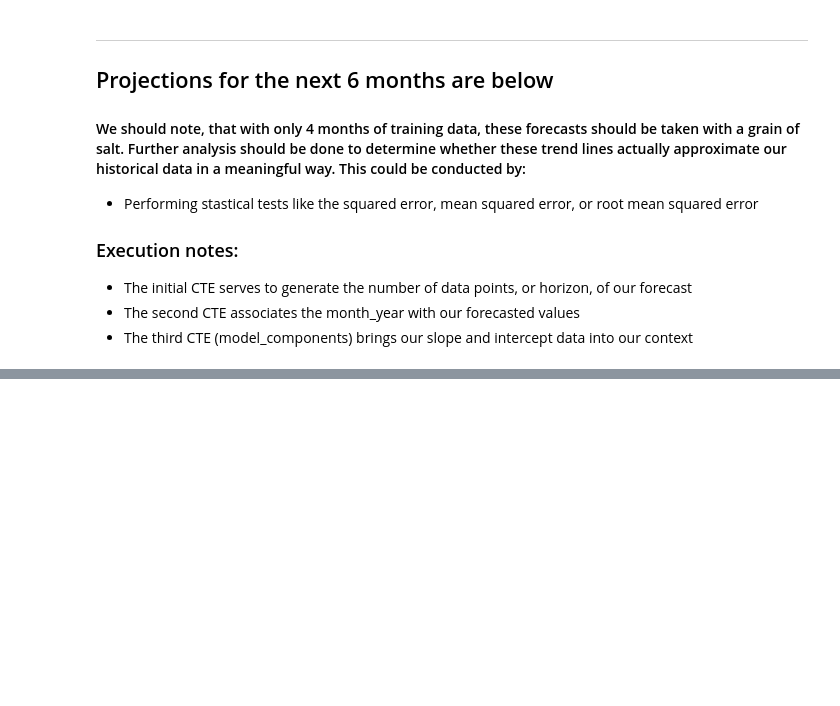
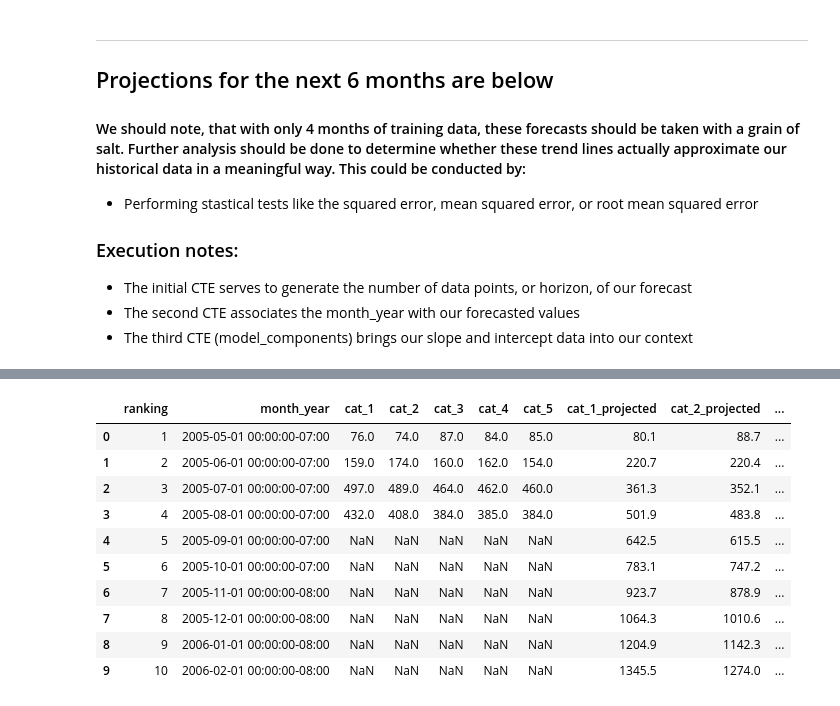
Before and after one commit to digital-tyler/diy_database, a Jupyter notebook: database_sample_data.ipynb, the cells around one changed output, grey strips where cells are left out. Saved outputs shown, nothing was run; the diff lists cells and outputs as text; code cells hidden in the pictures; blank space fills up the shorter version.

```diff
--- a/database_sample_data.ipynb
+++ b/database_sample_data.ipynb
@@ -912,0 +880,18 @@ dataframe.plot(x='ranking',y=['cat_1_projected', 'cat_2_projected'])
+# %%
+connection = 'postgresql://postgres:W4ac8s-Dkpth@localhost:5432/dvdrental'
+
+dataframe = pd.read_sql(sql_query, con = connection)
+
+dataframe[:]
+# %% [output]
+|  | ranking | month_year | cat_1 | cat_2 | cat_3 | cat_4 | cat_5 | cat_1_projected | cat_2_projected | ... |
+| 0 | 1 | 2005-05-01 00:00:00-07:00 | 76.0 | 74.0 | 87.0 | 84.0 | 85.0 | 80.1 | 88.7 | ... |
+| 1 | 2 | 2005-06-01 00:00:00-07:00 | 159.0 | 174.0 | 160.0 | 162.0 | 154.0 | 220.7 | 220.4 | ... |
+| 2 | 3 | 2005-07-01 00:00:00-07:00 | 497.0 | 489.0 | 464.0 | 462.0 | 460.0 | 361.3 | 352.1 | ... |
+| 3 | 4 | 2005-08-01 00:00:00-07:00 | 432.0 | 408.0 | 384.0 | 385.0 | 384.0 | 501.9 | 483.8 | ... |
+| 4 | 5 | 2005-09-01 00:00:00-07:00 | NaN | NaN | NaN | NaN | NaN | 642.5 | 615.5 | ... |
+| 5 | 6 | 2005-10-01 00:00:00-07:00 | NaN | NaN | NaN | NaN | NaN | 783.1 | 747.2 | ... |
+| 6 | 7 | 2005-11-01 00:00:00-08:00 | NaN | NaN | NaN | NaN | NaN | 923.7 | 878.9 | ... |
+| 7 | 8 | 2005-12-01 00:00:00-08:00 | NaN | NaN | NaN | NaN | NaN | 1064.3 | 1010.6 | ... |
+| 8 | 9 | 2006-01-01 00:00:00-08:00 | NaN | NaN | NaN | NaN | NaN | 1204.9 | 1142.3 | ... |
+| 9 | 10 | 2006-02-01 00:00:00-08:00 | NaN | NaN | NaN | NaN | NaN | 1345.5 | 1274.0 | ... |
```
Also changed, not shown: parts of 14 cells of this notebook.
